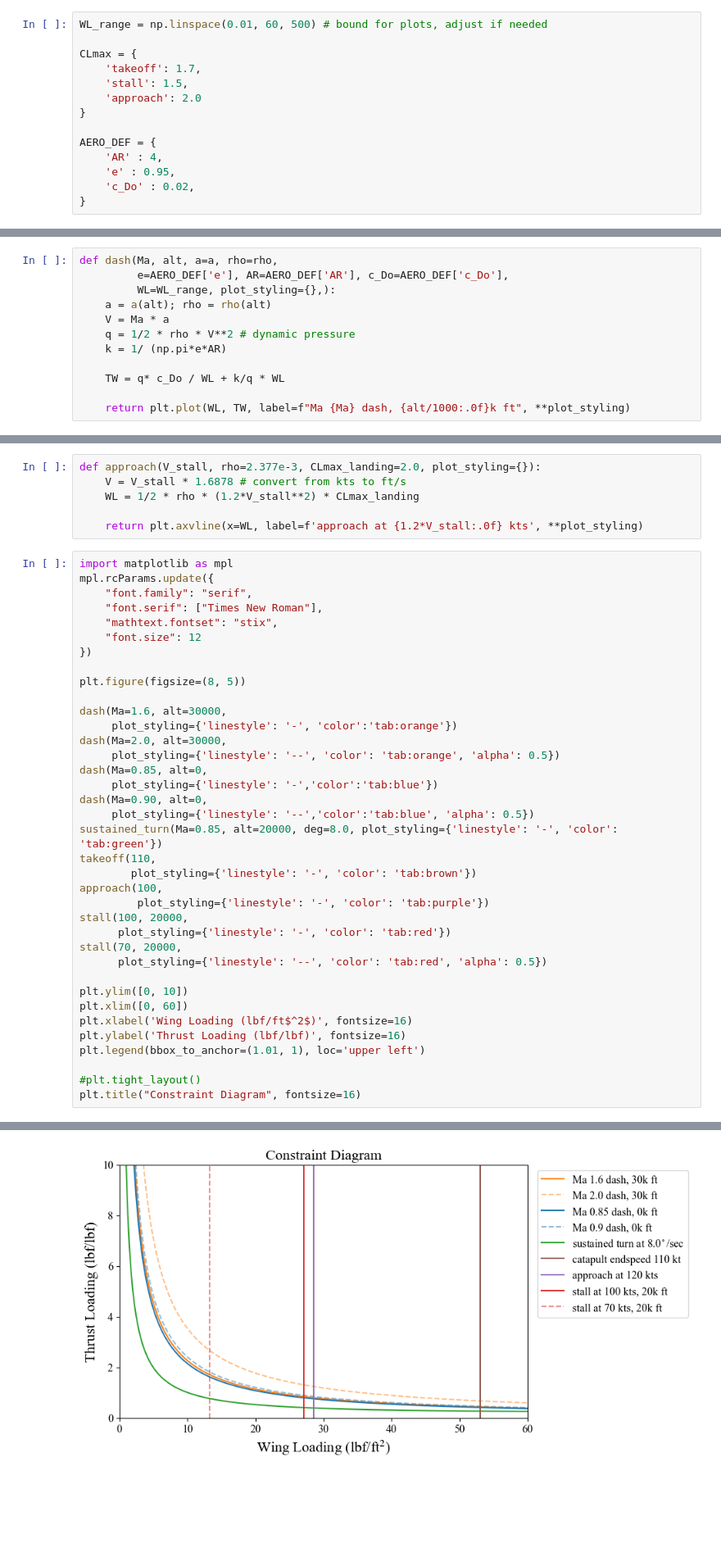
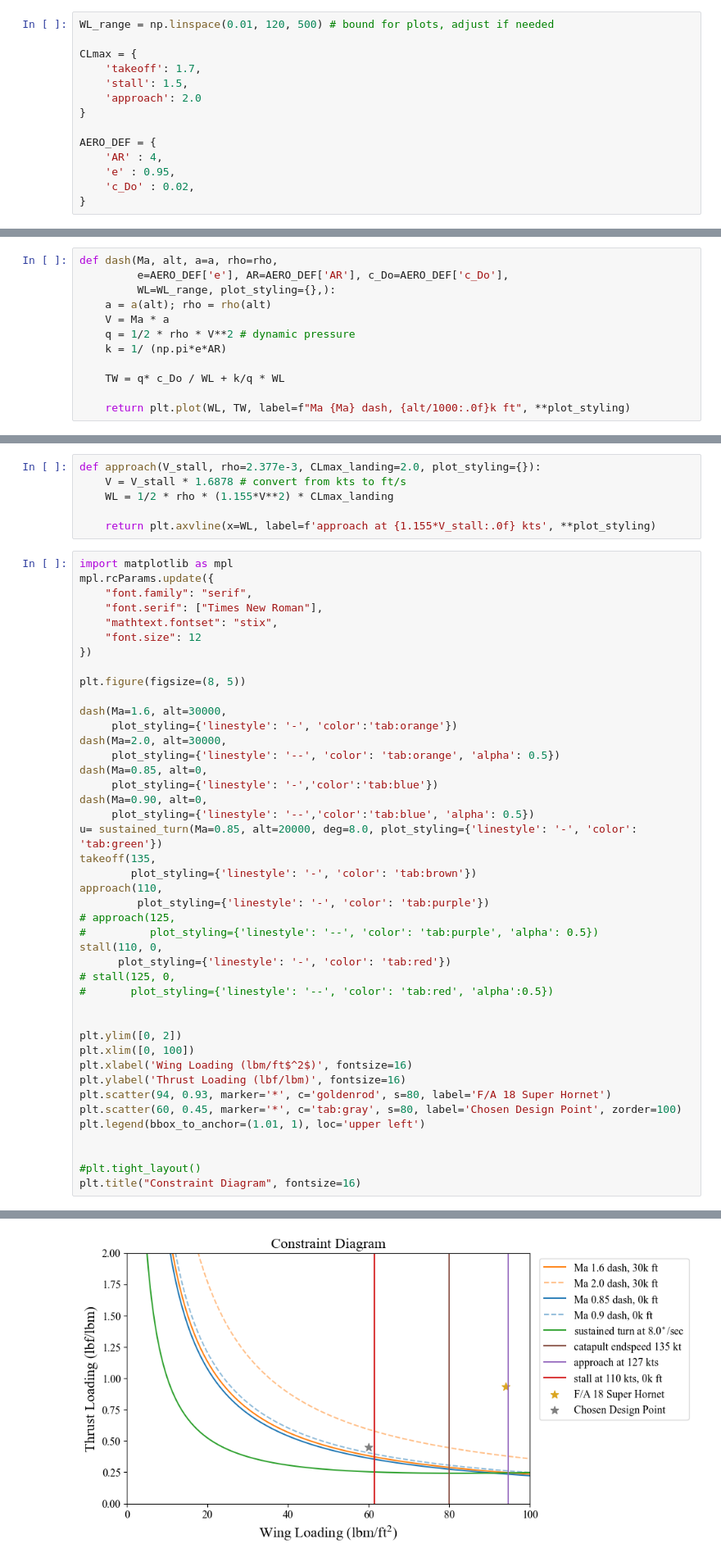
Before and after one commit to EstherKung/EAE130_aircraft_design, a Jupyter notebook: constraint_diagram.ipynb, the cells around one changed output, grey strips where cells are left out. Shown at 82% size. Cells and saved outputs as stored; diff of their text form; blank space fills up the shorter version.

Commit message:
updated plot

```diff
--- a/constraint_diagram.ipynb
+++ b/constraint_diagram.ipynb
@@ -8,7 +8,7 @@ from ambiance import Atmosphere # this package is in metric units
 a = lambda h: Atmosphere(h*0.3048).speed_of_sound * 3.2808399 # converts m/s to ft/s
 rho = lambda h: Atmosphere(h*0.3047).density * 0.00194 # converts from kg/m-3 to slugs/ft-3
 # %%
-WL_range = np.linspace(0.01, 60, 500) # bound for plots, adjust if needed
+WL_range = np.linspace(0.01, 120, 500) # bound for plots, adjust if needed
 
 CLmax = {
     'takeoff': 1.7,
@@ -129,46 +131,52 @@ Raymer defines approach speed as 1.2x the stall speed
 # %%
 def approach(V_stall, rho=2.377e-3, CLmax_landing=2.0, plot_styling={}):
     V = V_stall * 1.6878 # convert from kts to ft/s
-    WL = 1/2 * rho * (1.2*V_stall**2) * CLmax_landing
+    WL = 1/2 * rho * (1.155*V**2) * CLmax_landing
 
-    return plt.axvline(x=WL, label=f'approach at {1.2*V_stall:.0f} kts', **plot_styling)
+    return plt.axvline(x=WL, label=f'approach at {1.155*V_stall:.0f} kts', **plot_styling)
 # %%
 import matplotlib as mpl
 mpl.rcParams.update({
     "font.family": "serif",
     "font.serif": ["Times New Roman"],
     "mathtext.fontset": "stix",
     "font.size": 12
 })
 
 plt.figure(figsize=(8, 5))
 
 dash(Ma=1.6, alt=30000,
      plot_styling={'linestyle': '-', 'color':'tab:orange'})
 dash(Ma=2.0, alt=30000,
      plot_styling={'linestyle': '--', 'color': 'tab:orange', 'alpha': 0.5})
 dash(Ma=0.85, alt=0,
      plot_styling={'linestyle': '-','color':'tab:blue'})
 dash(Ma=0.90, alt=0,
      plot_styling={'linestyle': '--','color':'tab:blue', 'alpha': 0.5})
-sustained_turn(Ma=0.85, alt=20000, deg=8.0, plot_styling={'linestyle': '-', 'color': 'tab:green'})
-takeoff(110,
+u= sustained_turn(Ma=0.85, alt=20000, deg=8.0, plot_styling={'linestyle': '-', 'color': 'tab:green'})
+takeoff(135,
         plot_styling={'linestyle': '-', 'color': 'tab:brown'})
-approach(100,
+approach(110,
          plot_styling={'linestyle': '-', 'color': 'tab:purple'})
-stall(100, 20000,
+# approach(125,
+#          plot_styling={'linestyle': '--', 'color': 'tab:purple', 'alpha': 0.5})
+stall(110, 0,
       plot_styling={'linestyle': '-', 'color': 'tab:red'})
-stall(70, 20000,
-      plot_styling={'linestyle': '--', 'color': 'tab:red', 'alpha': 0.5})
+# stall(125, 0,
+#       plot_styling={'linestyle': '--', 'color': 'tab:red', 'alpha':0.5})
 
-plt.ylim([0, 10])
-plt.xlim([0, 60])
-plt.xlabel('Wing Loading (lbf/ft$^2$)', fontsize=16)
-plt.ylabel('Thrust Loading (lbf/lbf)', fontsize=16)
+
+plt.ylim([0, 2])
+plt.xlim([0, 100])
+plt.xlabel('Wing Loading (lbm/ft$^2$)', fontsize=16)
+plt.ylabel('Thrust Loading (lbf/lbm)', fontsize=16)
+plt.scatter(94, 0.93, marker='*', c='goldenrod', s=80, label='F/A 18 Super Hornet')
+plt.scatter(60, 0.45, marker='*', c='tab:gray', s=80, label='Chosen Design Point', zorder=100)
 plt.legend(bbox_to_anchor=(1.01, 1), loc='upper left')
+
 
 #plt.tight_layout()
 plt.title("Constraint Diagram", fontsize=16)
 # %% [output]
 Text(0.5, 1.0, 'Constraint Diagram')
-[figure, old version]
+[figure, new version]
```
Also changed, not shown: parts of 1 cell of this notebook.
